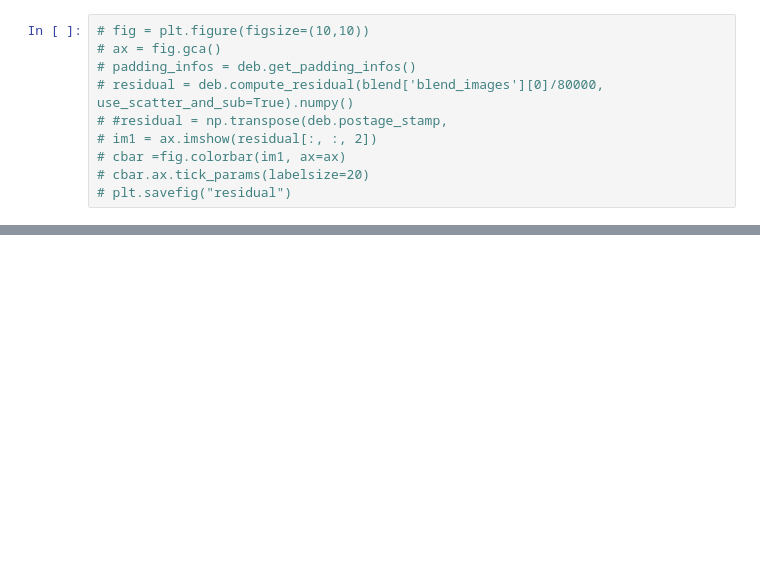
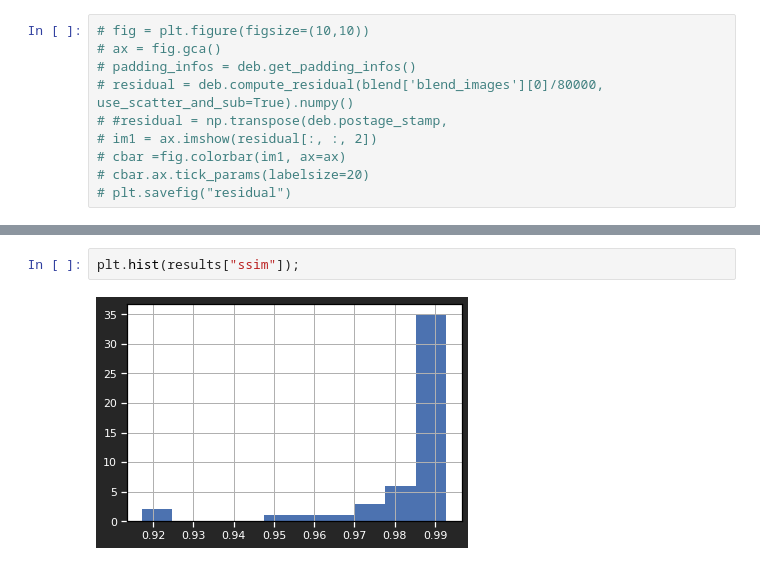
Before and after one commit to b-biswas/MADNESS-legacy, a Jupyter notebook: notebooks/test_simultaneous_deblending.ipynb, the cells around one changed output, grey strips where cells are left out. Drawn from its saved outputs; the diff is of its cells as text; blank space fills up the shorter version.

```diff
--- a/notebooks/test_simultaneous_deblending.ipynb
+++ b/notebooks/test_simultaneous_deblending.ipynb
@@ -304,0 +336,4 @@ tf.Tensor(
+# %%
+plt.hist(results["ssim"]);
+# %% [output]
+[figure, added]
```
Also changed, not shown: parts of 19 cells of this notebook, 3 other files.
